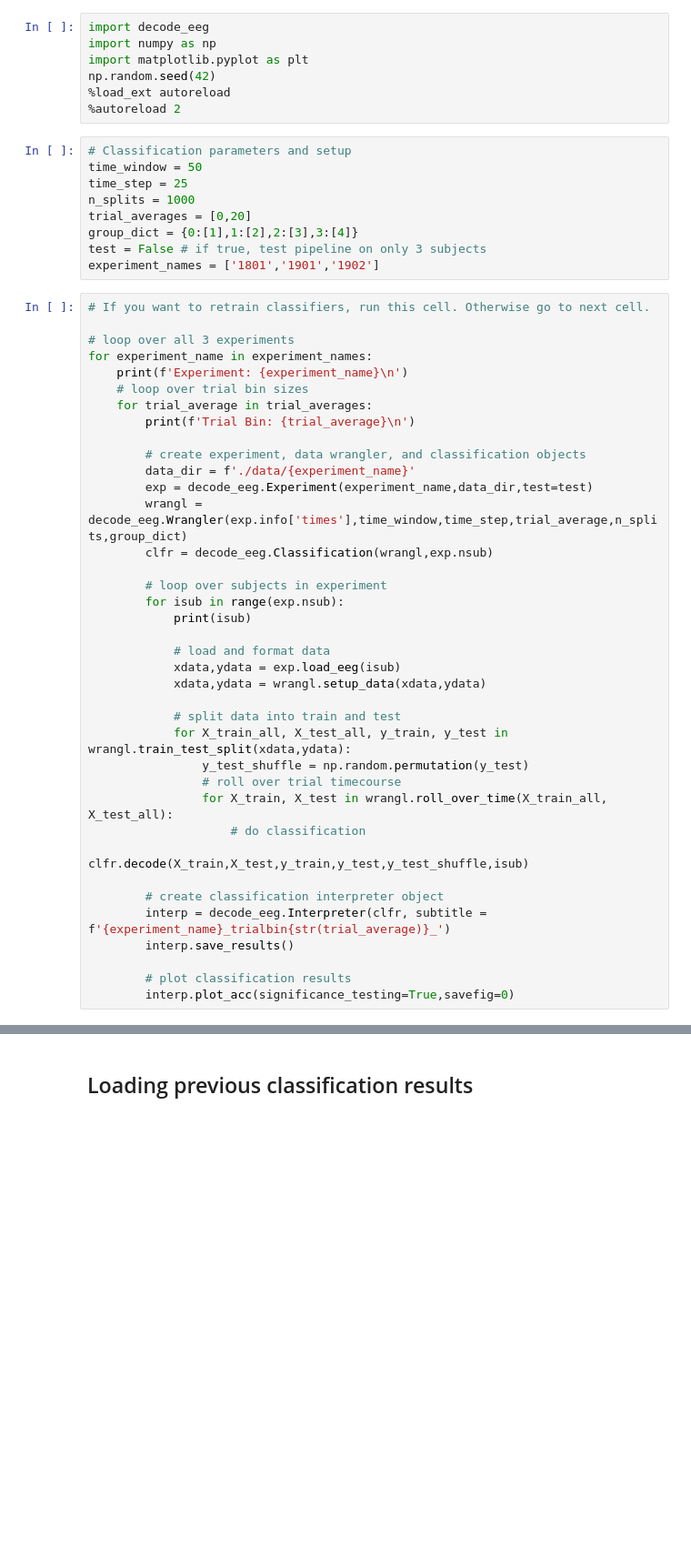
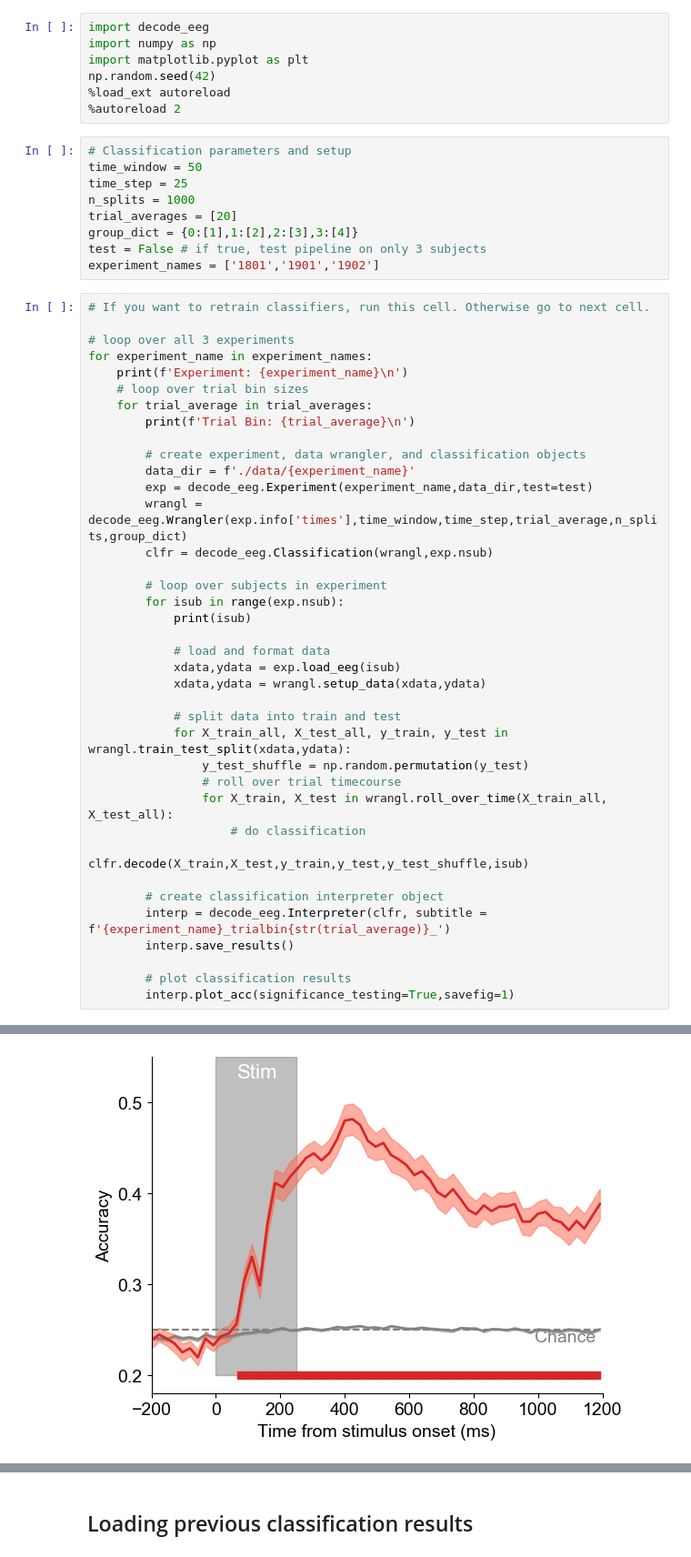
Before and after one commit to WilliamThyer/Thyer-et-al-2021, a Jupyter notebook: decode_load_loop.ipynb, the cells around one changed output, grey strips where cells are left out. Shown at 91% size. Cells and saved outputs as stored; diff of their text form; blank space fills up the shorter version.

```diff
--- a/decode_load_loop.ipynb
+++ b/decode_load_loop.ipynb
@@ -10,7 +10,7 @@ np.random.seed(42)
 time_window = 50
 time_step = 25
 n_splits = 1000
-trial_averages = [0,20]
+trial_averages = [20]
 group_dict = {0:[1],1:[2],2:[3],3:[4]}
 test = False # if true, test pipeline on only 3 subjects
 experiment_names = ['1801','1901','1902']
@@ -51,4 +51,5 @@ for experiment_name in experiment_names:
         interp.save_results()
 
         # plot classification results
-        interp.plot_acc(significance_testing=True,savefig=0)
+        interp.plot_acc(significance_testing=True,savefig=1)
+# %% [output]
@@ -54,0 +73 @@ for experiment_name in experiment_names:
+[figure, added]
```
Also changed, not shown: parts of 2 cells of this notebook, 7 other files.
